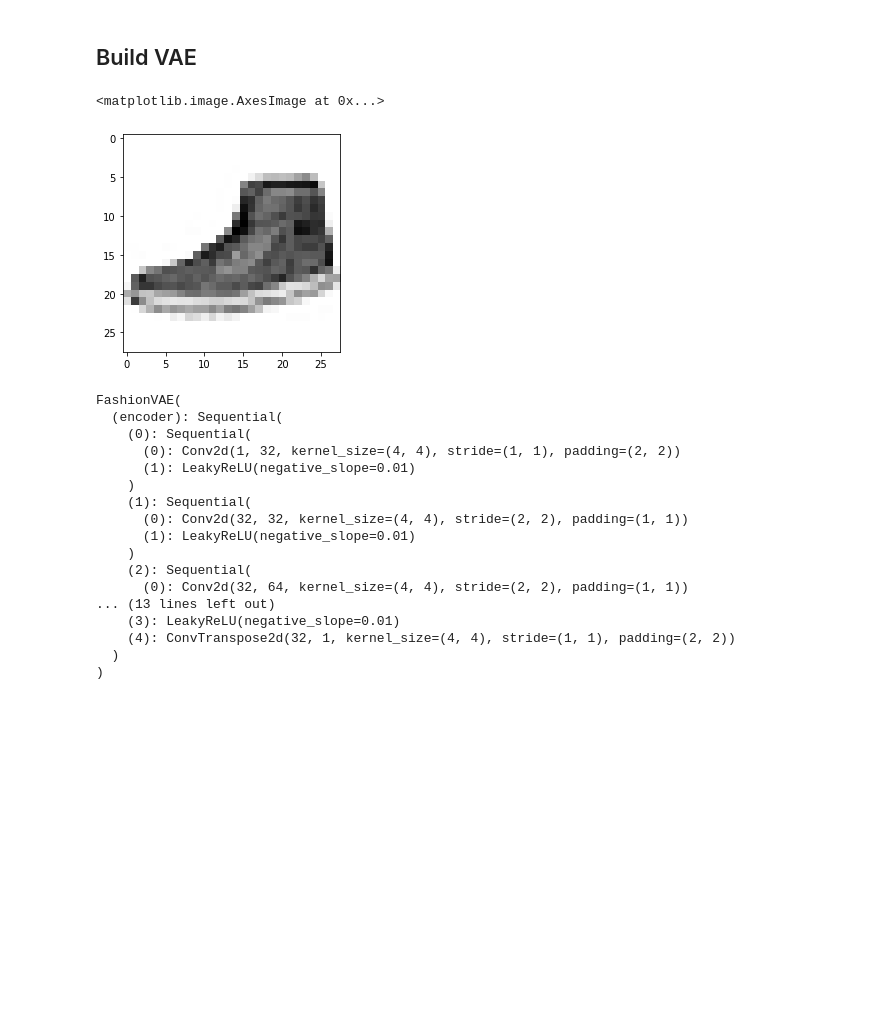
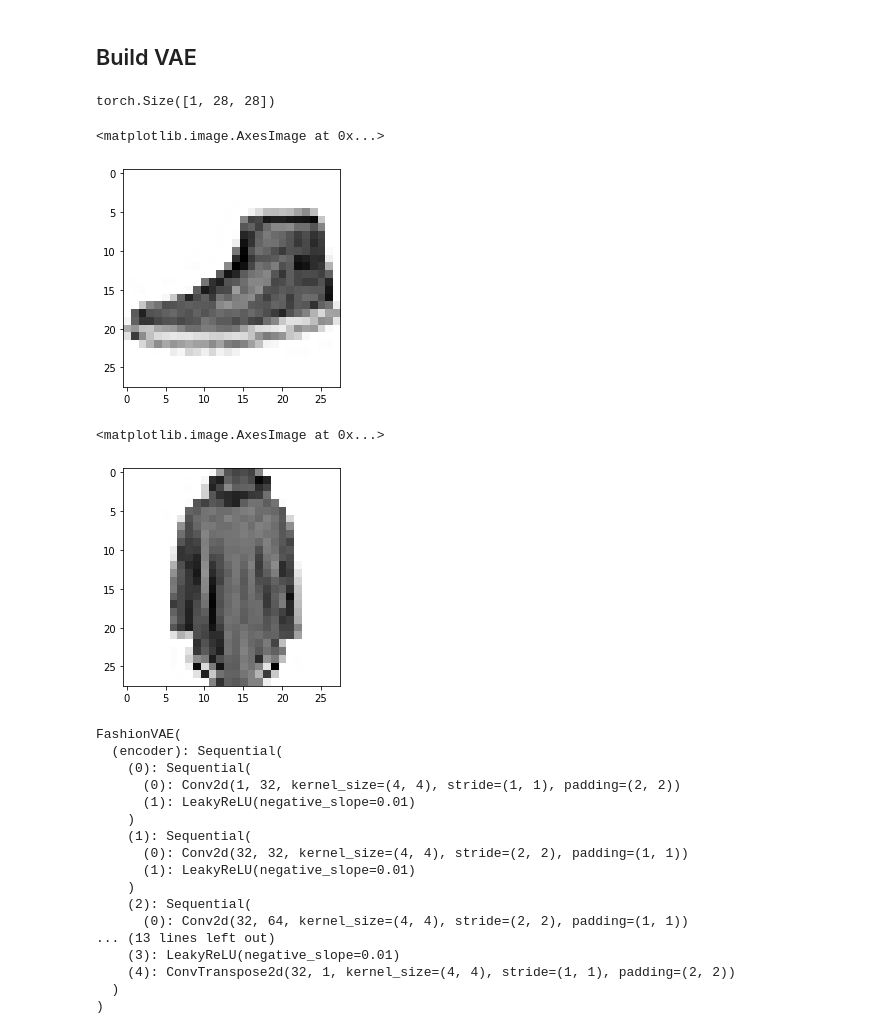
Before and after one commit to SamShowalter/CS273_Final_Project_VAE, a Jupyter notebook: notebooks/VAE_Training.ipynb, the cells around one changed output. Saved outputs shown, nothing was run; the diff lists cells and outputs as text; code cells hidden in the pictures; blank space fills up the shorter version.

```diff
--- a/notebooks/VAE_Training.ipynb
+++ b/notebooks/VAE_Training.ipynb
@@ -32,10 +32,19 @@ t = dl.train_loader.dataset
 # %%
 import matplotlib.pyplot as plt
 a = t[12342][0]
+print(a.shape)
 plt.imshow(torch.squeeze(a), cmap = "Greys")
 # %% [output]
-<matplotlib.image.AxesImage at 0x...>
+torch.Size([1, 28, 28])
+<matplotlib.image.AxesImage at 0x...>
 [figure]
+# %%
+import matplotlib.pyplot as plt
+b = t[999][0]
+plt.imshow(torch.squeeze(b), cmap = "Greys")
+# %% [output]
+<matplotlib.image.AxesImage at 0x...>
+[figure, added]
 # %%
 fvae = FashionVAE(h_dims = [32,32,64], latent_dim = 2)
 # %%
```
Also changed, not shown: parts of 8 cells of this notebook, 1 other file.
